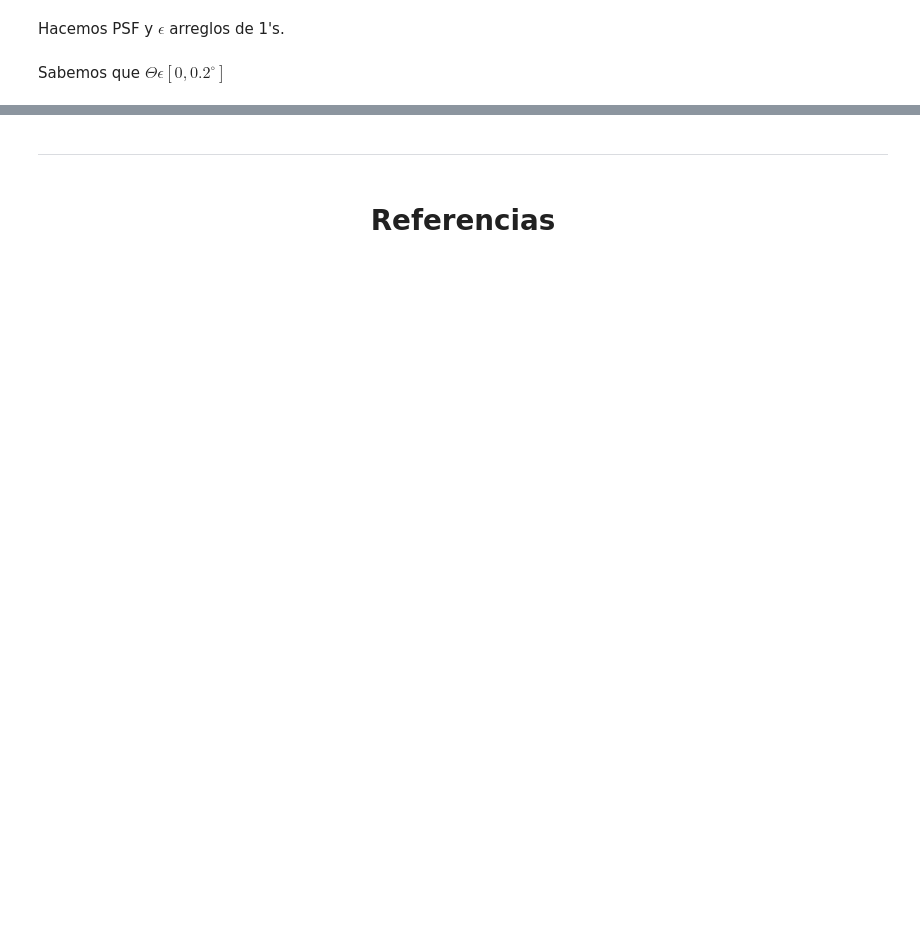
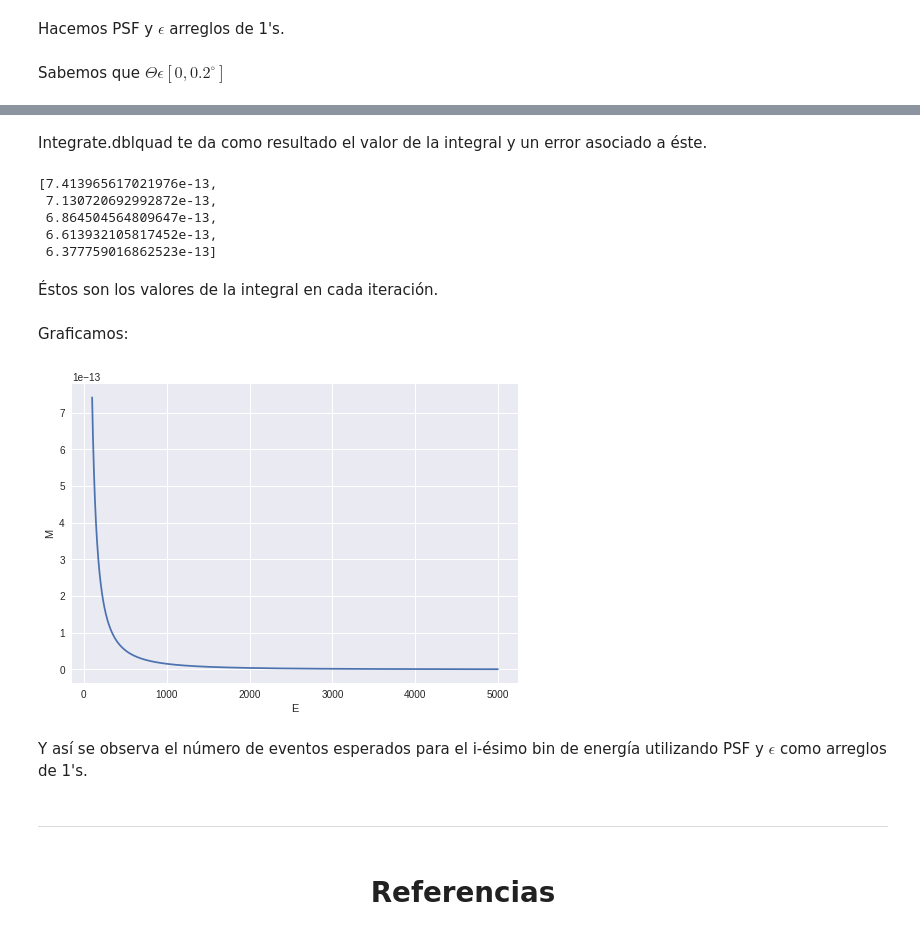
Before and after one commit to DCIDA2019/da2019-anaisabelotodo, a Jupyter notebook: Proyecto_final/Proyecto_final.ipynb, the cells around one changed output, grey strips where cells are left out. Saved outputs shown, nothing was run; the diff lists cells and outputs as text; code cells hidden in the pictures; blank space fills up the shorter version.

```diff
--- a/Proyecto_final/Proyecto_final.ipynb
+++ b/Proyecto_final/Proyecto_final.ipynb
@@ -618,3 +630,32 @@ Y para integrar utilizamos Quad.
+# %%
+M = []
+for i in range(len(E)-1):
+    a = E[i]
+    b = E[i+1]
+    funcion = lambda theta, E: epsilon[i]*PSF[i]*N_0*a**(-gamma)*math.exp(-a/E_cut) # Función
+    M.append(integrate.dblquad(funcion, 0, 0.2*math.pi/180, lambda E: a, lambda E: b)[0]) # Tomamos sólo el valor de la integral
+# %% [markdown]
+Integrate.dblquad te da como resultado el valor de la integral y un error asociado a éste.
+# %%
+M[0:5]
+# %% [output]
+[7.413965617021976e-13,
+ 7.130720692992872e-13,
+ 6.864504564809647e-13,
+ 6.613932105817452e-13,
+ 6.377759016862523e-13]
+# %% [markdown]
+Éstos son los valores de la integral en cada iteración.
+# %% [markdown]
+Graficamos:
+# %%
+plt.plot(E[0:len(E)-1], M)
+plt.xlabel('E')
+plt.ylabel('M');
+# %% [output]
+[figure, added]
+# %% [markdown]
+Y así se observa el número de eventos esperados para el i-ésimo bin de energía utilizando PSF y $\epsilon$ como arreglos de 1's.
 # %% [markdown]
 ----------------------------
 # %% [markdown]
```
Also changed, not shown: parts of 11 cells of this notebook.
